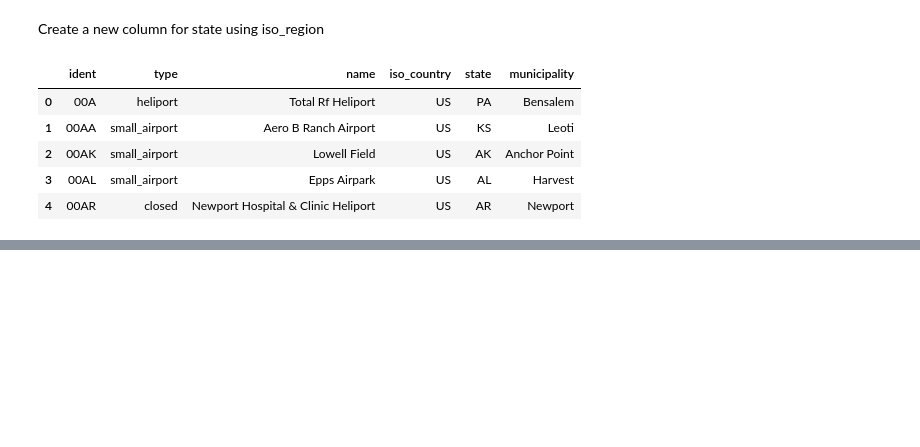
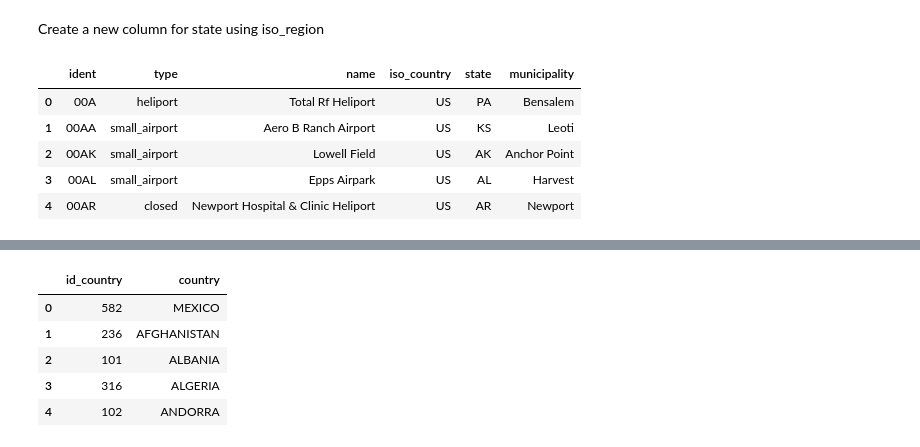
Before and after one commit to kennycontreras/us_national_tourism, a Jupyter notebook: us_national_tourism.ipynb, the cells around one changed output, grey strips where cells are left out. Saved outputs shown, nothing was run; the diff lists cells and outputs as text; code cells hidden in the pictures; blank space fills up the shorter version.

Commit message:
Add dim_country table dataframe

```diff
--- a/us_national_tourism.ipynb
+++ b/us_national_tourism.ipynb
@@ -218,0 +231,12 @@ df_airport_state.limit(5).toPandas()
+# %%
+from datasets.dict_data import Data
+columns = ['id_country', 'country']
+df_country = pd.DataFrame([(key, value) for key, value in Data.dict_country.items()], columns=columns)
+df_country.head()
+# %% [output]
+|  | id_country | country |
+| 0 | 582 | MEXICO |
+| 1 | 236 | AFGHANISTAN |
+| 2 | 101 | ALBANIA |
+| 3 | 316 | ALGERIA |
+| 4 | 102 | ANDORRA |
```
Also changed, not shown: parts of 4 cells of this notebook.
